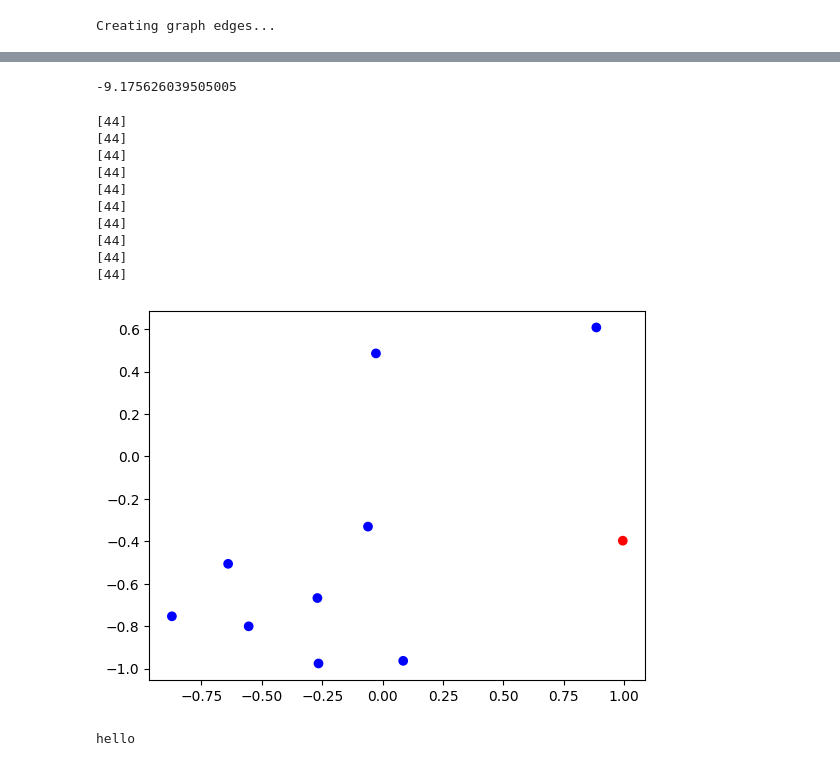
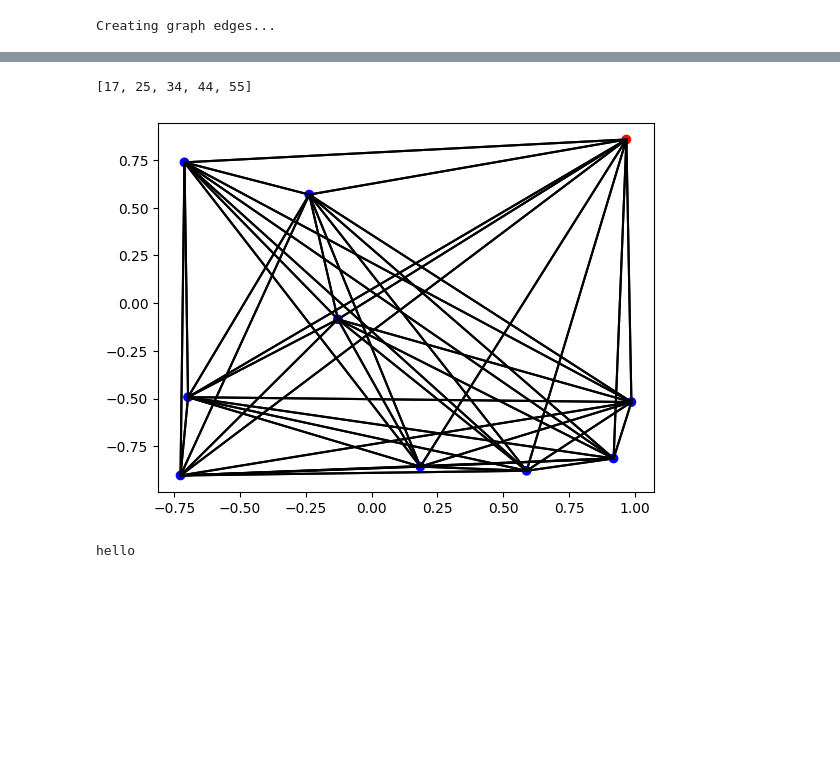
Before and after one commit to Phistian/exjobb, a Jupyter notebook: miguel/training/only_passive.ipynb, the cells around one changed output, grey strips where cells are left out. Cells and saved outputs as stored; diff of their text form; code cells hidden in the pictures; blank space fills up the shorter version.

Commit message:
Finished testing on validation data

```diff
--- a/miguel/training/only_passive.ipynb
+++ b/miguel/training/only_passive.ipynb
@@ -422,12 +417,3 @@ for i in range(n_breaks):
-# %%
-for i in range(n_breaks):
-    val_err = mae(model(val_data), val_targets)
-    print(f"Validation loss: {val_err} at iteration {(i+1)*n_breaks - 1}")
-    validation_history.append(val_err)
-    generator = shuffle_and_reset_generator(train_nodesdf)
-    with generator:
-        history = model.fit(generator, epochs=n_sub_epochs, callbacks=[callback])
-    histories.append(history)
 # %% [markdown]
 # Save history data
 # %%
@@ -504,3 +492,25 @@ plt.plot(np.linspace(0, n_epochs, n_breaks), validation_history)
+# %%
+def plot_subset_graph(graph, node_idx=np.arange(10), highlights=[], with_edges=True):
+  n_nodes = len(node_idx)
+  centroid_0, centroid_1, _, _, adj_mtx_full = extract_graph(graph)
+  c0 = np.zeros((n_nodes))
+  c1 = np.zeros((n_nodes))
+  col = []
+  for i, idx in enumerate(node_idx):
+    c0[i] = centroid_0[idx]
+    c1[i] = centroid_1[idx]
+    if idx in highlights:
+      col.append('r')
+    else:
+      col.append('b')
+  plt.scatter(c0, c1, color=col)
+
+  if with_edges:
+    for edge in adj_mtx_full:
+      idx0 = edge[0]
+      idx1 = edge[1]
+      if edge[0] in node_idx and edge[1] in node_idx:
+        plt.plot([centroid_0[idx0],centroid_0[idx1]], [centroid_1[idx0], centroid_1[idx1]], color=[0,0,0])
 # %% [markdown]
 # Passive force
 # %% [markdown]
@@ -657,11 +667,10 @@ def extract_graph(graph, validation_mode=False):
   return centroid_0, centroid_1, extra_properties, distances, adj_mtx
 # %%
 full_test_graph = custom_graphE(
-    val_nodesdf, ["orientation", "centroid-0", "centroid-1"], radius=scaled_interaction_radius, output_type='nodes', box_len=box_len
+    val_nodesdf, ["orientation", "centroid-0", "centroid-1"], radius=20, output_type='nodes', box_len=box_len
 )
 centroid_0, centroid_1, orientation, distances, adj_mtx = extract_graph(full_test_graph)
-orientation = orientation * 0
-full_test_graph[0][0][:,2] = orientation.reshape(full_test_graph[0][0][:,2].shape)
+
 v = [
     np.expand_dims(full_test_graph[0][0], 0),
     np.expand_dims(full_test_graph[0][1], 0),
@@ -681,4 +693,0 @@ plt.plot(output[:,0]*5)
-# %%
-output[44,0]*5
-# %% [output]
--9.175626039505005
@@ -703,17 +694,18 @@ def plot_subset_graph(graph, node_idx=np.arange(10), highlights=[], with_edges=T
+# %%
+outliers = []
+x_f = output[:,0]
+for idx, x in enumerate(x_f):
+  if abs(x-1) > 0.28:
+    outliers.append(idx)
+# %%
+outliers
+# %% [output]
+[17, 25, 34, 44, 55]
 # %%
-plot_subset_graph(full_test_graph, node_idx=np.arange(40,50), highlights=[44])
+
+plot_subset_graph(full_test_graph, node_idx=np.arange(10,20), highlights=outliers)
 # %% [output]
-[44]
-[44]
-[44]
-[44]
-[44]
-[44]
-[44]
-[44]
-[44]
-[44]
-[figure, old version]
+[figure, new version]
 # %%
 if 7 in [1,2,7]:
   print("hello")
```
Also changed, not shown: parts of 8 cells of this notebook.
